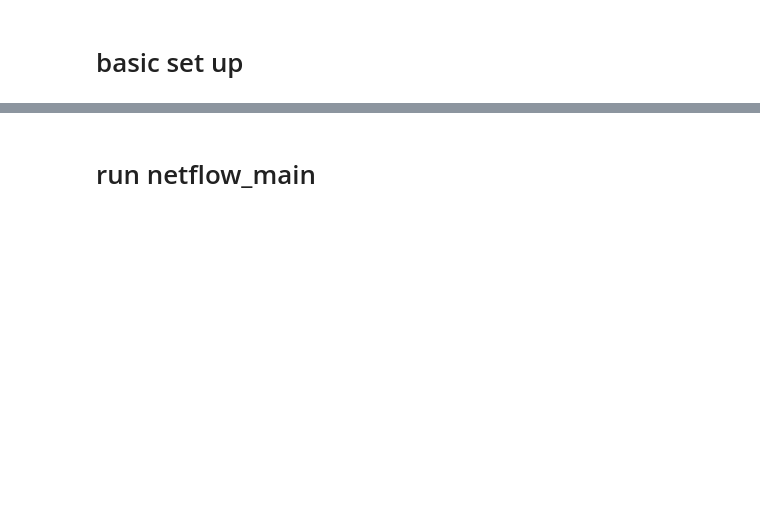
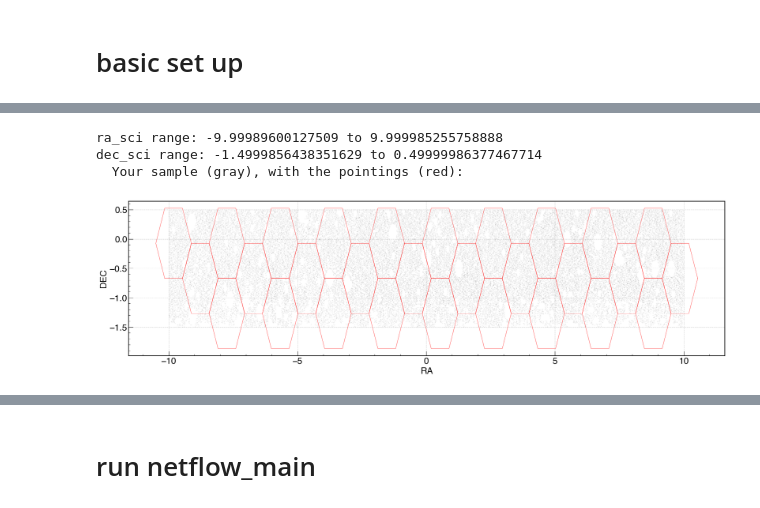
Before and after one commit to jingssrs/pfs_co_fa, a Jupyter notebook: src/netflow_run.ipynb, the cells around one changed output, grey strips where cells are left out. Saved outputs shown, nothing was run; the diff lists cells and outputs as text; code cells hidden in the pictures; blank space fills up the shorter version.

```diff
--- a/src/netflow_run.ipynb
+++ b/src/netflow_run.ipynb
@@ -97,0 +91,12 @@ Loading config from ./params/params_test.yaml
+# %%
+########################
+t0 = time.time()
+tgt = construct_tgt_list(config)
+t1 = time.time()
+logger.info(f"Time to construct target list: {t1-t0} seconds.")
+logger.info('------------------------------------')
+
+# set the stage of cosmology targets to be 1 (i.e. stage=0 for calibration targets to get a uniform distribution for calibration targets)
+# TODO: use CobraGroup to get a uniform distribution for calibration targets
+for t in tgt:
+    if t.targetclass[:3] == 'sci': t.stage = 1
@@ -97,0 +111,48 @@ Loading config from ./params/params_test.yaml
+# %%
+def plot_tgt_sci_select(tgt, pointings, ra_range, dec_range, figname):
+    '''
+    plot the selected science targets and pointings
+    '''
+    # sample of sci targets
+    sample_sci = []
+    for t in tgt:
+        if(t.targetclass[:3] == 'sci'): sample_sci.append([t.ID,t.ra,t.dec])
+
+    sample_sci = np.array(sample_sci)
+
+    ra_sci = sample_sci[:, 1].astype('float')
+    dec_sci = sample_sci[:, 2].astype('float')
+
+    # wrap the ra to [-180, 180] for the HSC wide autumn field
+    ra_sci[ra_sci>300] -= 360
+
+    print(f"ra_sci range: {ra_sci.min()} to {ra_sci.max()}")
+    print(f"dec_sci range: {dec_sci.min()} to {dec_sci.max()}")
+
+    mask_sci = (ra_sci>ra_range[0]) & (ra_sci<ra_range[1]) & (dec_sci>dec_range[0]) & (dec_sci<dec_range[1])
+
+    # plot
+    plt.figure(figsize=(20, 6))
+    print("  Your sample (gray), with the pointings (red):")
+    plt.plot(ra_sci[mask_sci][::10], dec_sci[mask_sci][::10], 'k.', ms=0.2, alpha=0.5)
+
+    for raP, decP in zip(pointings['ppc_ra'], pointings['ppc_dec']):
+        flag_fov_reserved = plot_filter_fov(raP, decP, ra_sci[mask_sci], dec_sci[mask_sci], PA=90, n_sci_fov_least=7000, filter_fov=False)
+
+    plt.xlabel('RA', fontsize=20)
+    plt.ylabel('DEC', fontsize=20)
+    plt.savefig(figname)
+    plt.show()
+    plt.close()
+
+########################
+t0 = time.time()
+plot_tgt_sci_select(tgt, selected_pointings, ra_range, dec_range, outdir_fig + './tgt_sci_selected.png')
+t1 = time.time()
+logger.info(f"Time to plot selected science targets: {t1-t0} seconds.")
+logger.info('------------------------------------')
+# %% [output]
+ra_sci range: -9.99989600127509 to 9.999985255758888
+dec_sci range: -1.4999856438351629 to 0.49999986377467714
+  Your sample (gray), with the pointings (red):
+[figure, added]
```
Also changed, not shown: parts of 12 cells of this notebook, 27 other files.
